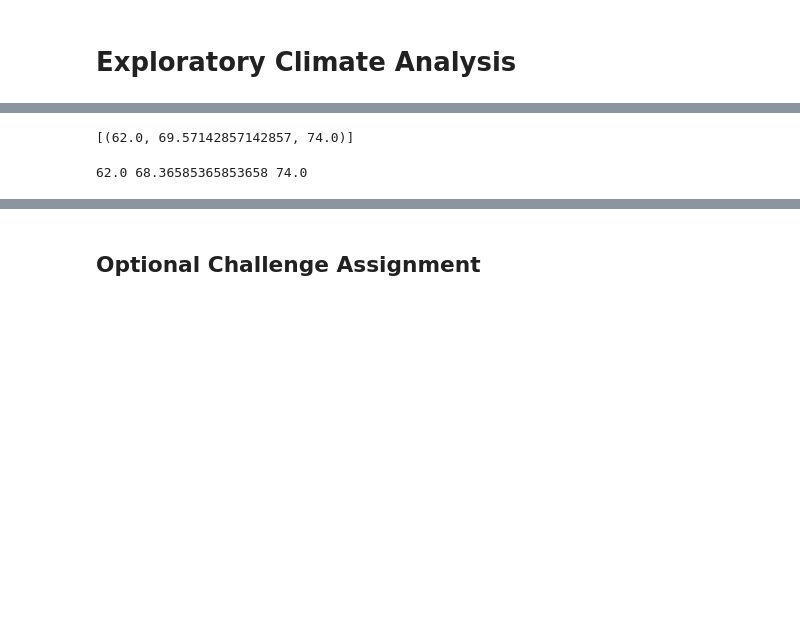
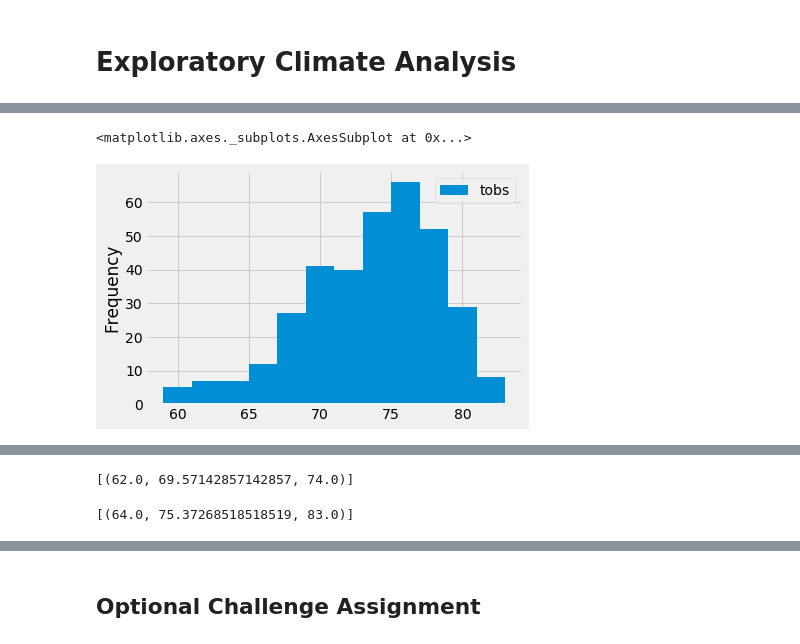
Before and after one commit to christos-f/sqlalchemy-challenge, a Jupyter notebook: SurfsUp/climate_starter.ipynb, the cells around one changed output, grey strips where cells are left out. Saved outputs shown, nothing was run; the diff lists cells and outputs as text; code cells hidden in the pictures; blank space fills up the shorter version.

```diff
--- a/SurfsUp/climate_starter.ipynb
+++ b/SurfsUp/climate_starter.ipynb
@@ -80,0 +118,20 @@ AttributeError: type object 'measurement' has no attribute 'columns'
+# %%
+MostFrequent = StationFrequency[0][0]
+HighestTemp = (session.query(Measurement.tobs)
+                            .filter(Measurement.station == MostFrequent)
+                            .order_by(Measurement.tobs.desc())
+                            .first())
+
+LowestTemp = (session.query(Measurement.tobs)
+                            .filter(Measurement.station == MostFrequent)
+                            .order_by(Measurement.tobs.asc())
+                            .first())
+
+AvgTemp = (session.query(func.avg(Measurement.tobs))
+                  .filter(Measurement.station == MostFrequent)
+                  .first())
+AvgTemp = round(np.ravel(AvgTemp)[0],2)
+
+
+
+LowestTemp,HighestTemp,AvgTemp
@@ -89,3 +143,26 @@ AttributeError: type object 'measurement' has no attribute 'columns'
+# %%
+# Choose the station with the highest number of temperature observations.
+# Query the last 12 months of temperature observation data for this station and plot the results as a histogram
+TempStartDate = (session.query(Measurement.date)
+                 .order_by(Measurement.date.desc())
+                 .first())
+
+TempStartDate = np.ravel(StartDate)[0]
+#Get 1 year before latest date
+TempEndDate = dt.datetime.strptime(TempStartDate, '%Y-%m-%d') - dt.timedelta(days=1*365)
+TempEndDate = (TempEndDate.strftime('%Y-%m-%d'))
+
+# Perform a query to retrieve the data and precipitation scores
+Temperature = (session.query(Measurement.station, Measurement.date, Measurement.tobs)
+                .filter(Measurement.date > EndDate)
+                .filter(Measurement.station == MostFrequent)
+                .order_by(Measurement.date.asc())
+                     .all())
+TempDf = pd.DataFrame(Temperature)
+TempDf.plot.hist(bins = 12)
+# %% [output]
+<matplotlib.axes._subplots.AxesSubplot at 0x...>
+[figure, added]
 # %% [markdown]
 ![precipitation](Images/station-histogram.png)
 # %%
@@ -112,8 +189,15 @@ print(calc_temps('2012-02-28', '2012-03-05'))
 # %%
 # Use your previous function `calc_temps` to calculate the tmin, tavg, and tmax
 # for your trip using the previous year's data for those same dates.
+TripDate = ['2016-10-10','2016-12-12']
+#Get 1 year before latest date
+TripStartDate = dt.datetime.strptime(TripDate[0], '%Y-%m-%d') - dt.timedelta(days=1*366)
+TripEndDate = dt.datetime.strptime(TripDate[1], '%Y-%m-%d') - dt.timedelta(days=1*366)
+TripEndDate = (TripEndDate.strftime('%Y-%m-%d'))
+TripStartDate = (TripStartDate.strftime('%Y-%m-%d'))
+print(calc_temps(TripStartDate,TripEndDate))
 # %% [output]
-62.0 68.36585365853658 74.0
+[(64.0, 75.37268518518519, 83.0)]
 # %%
 # Plot the results from your previous query as a bar chart.
 # Use "Trip Avg Temp" as your Title
```
Also changed, not shown: parts of 16 cells of this notebook, 3 other files.
